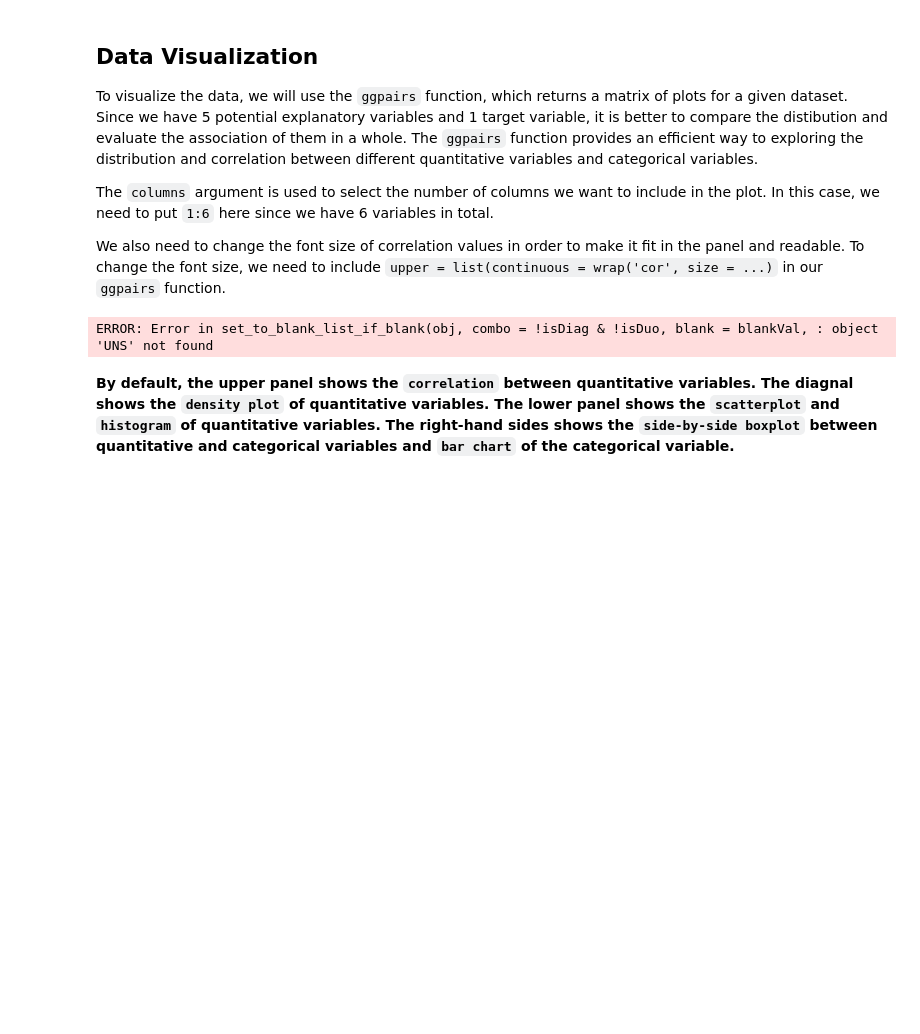
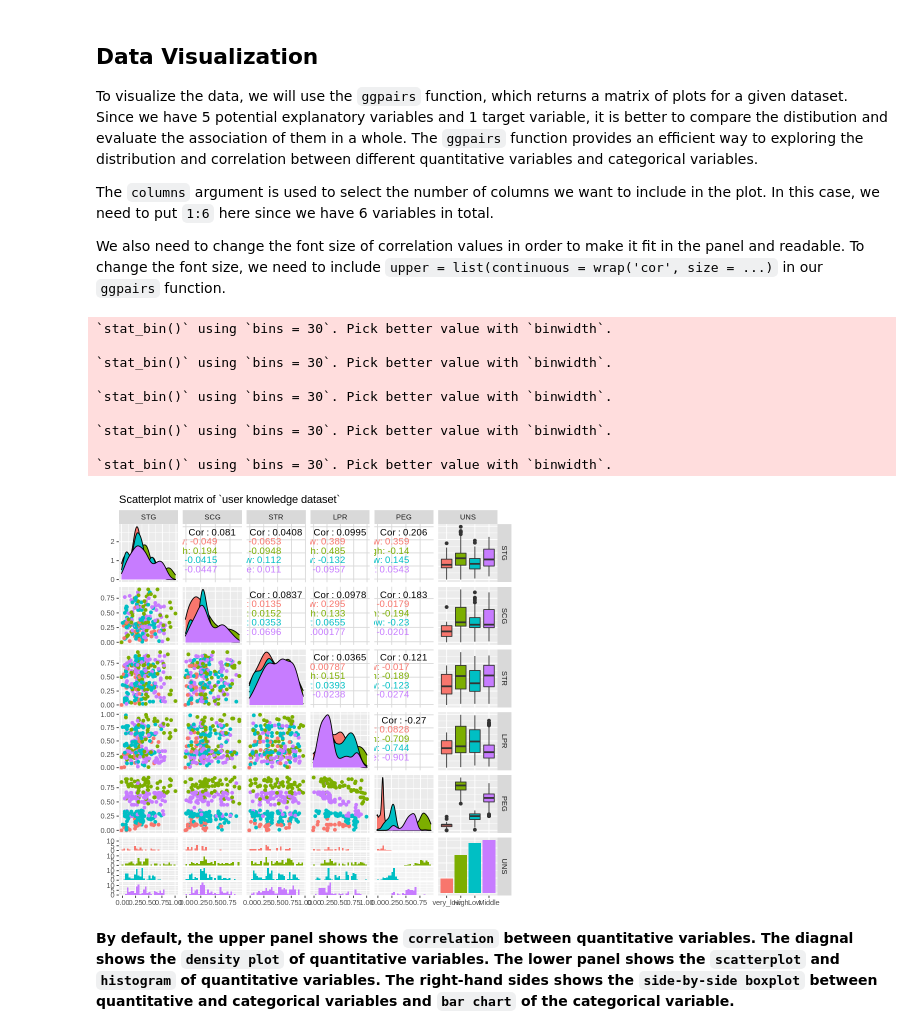
Before and after one commit to kzhang0113/group_8_ds_project, a Jupyter notebook: group_8_final_project.ipynb, the cells around one changed output. Drawn from its saved outputs; the diff is of its cells as text; code cells hidden in the pictures; blank space fills up the shorter version.

Commit message:
Graph changed update

```diff
--- a/group_8_final_project.ipynb
+++ b/group_8_final_project.ipynb
@@ -180,10 +180,19 @@ The `columns` argument is used to select the number of columns we want to includ
 
 We also need to change the font size of correlation values in order to make it fit in the panel and readable. To change the font size, we need to include `upper = list(continuous = wrap('cor', size = ...)` in our `ggpairs` function.
 # %%
-relationship_plot <- ggpairs(training_data, columns = 1:6, ggplot2 :: aes(color = UNS), upper = list(continuous = wrap('cor', size = 5)), title = "Scatterplot matrix of `user knowledge dataset`")
+relationship_plot <- ggpairs(training_data, columns = 1:6, ggplot2 :: aes(color = UNS), upper = list(continuous = wrap('cor', size = 4)), title = "Scatterplot matrix of `user knowledge dataset`")
 relationship_plot
 # %% [output]
-ERROR: Error in set_to_blank_list_if_blank(obj, combo = !isDiag & !isDuo, blank = blankVal, : object 'UNS' not found
+`stat_bin()` using `bins = 30`. Pick better value with `binwidth`.
+
+`stat_bin()` using `bins = 30`. Pick better value with `binwidth`.
+
+`stat_bin()` using `bins = 30`. Pick better value with `binwidth`.
+
+`stat_bin()` using `bins = 30`. Pick better value with `binwidth`.
+
+`stat_bin()` using `bins = 30`. Pick better value with `binwidth`.
+[figure, added]
 # %% [markdown]
 **By default, the upper panel shows the `correlation` between quantitative variables. The diagnal shows the `density plot` of quantitative variables. The lower panel shows the `scatterplot` and `histogram` of quantitative variables. The right-hand sides shows the `side-by-side boxplot` between quantitative and categorical variables and `bar chart` of the categorical variable.**
 # %% [markdown]
```
